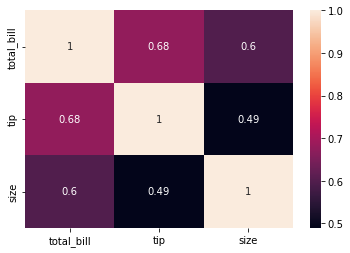
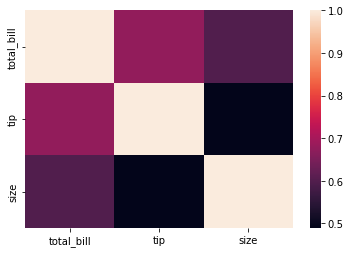
Code edit (unified diff) that turned the first committed figure into the second:
--- before
+++ after
@@ -1 +1 @@
-sns.heatmap(df.corr(), annot=True)
+sns.heatmap(df.corr(numeric_only=True))

Commit: Fix pandas 2.x heatmap error and point README notebook links at live repo